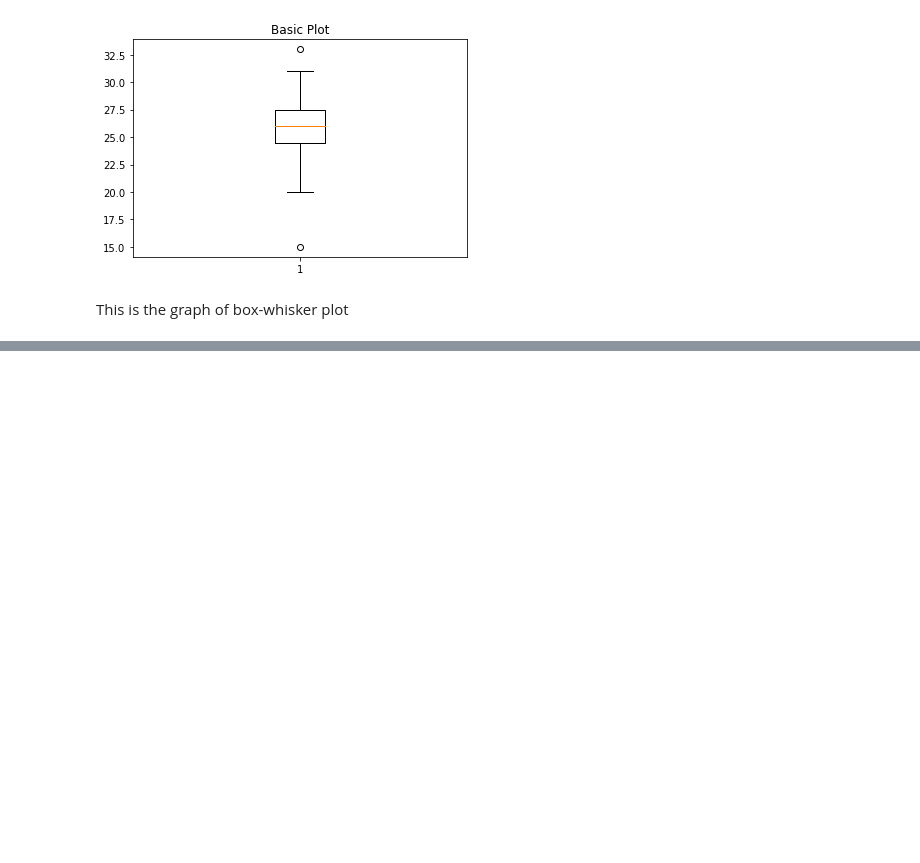
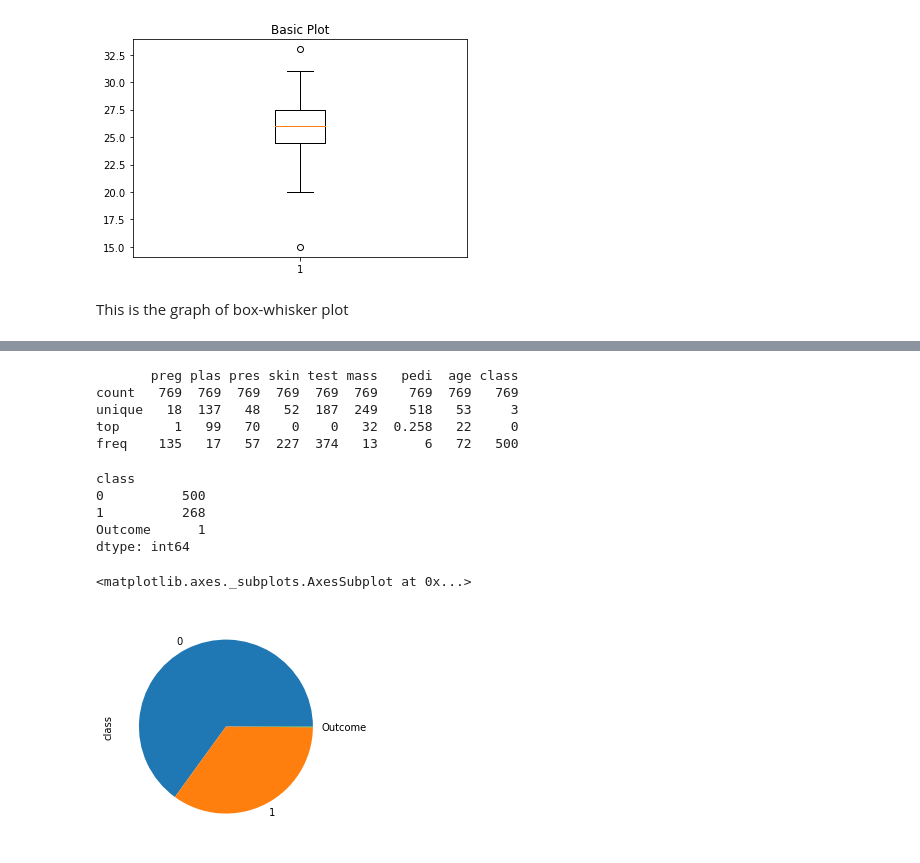
Before and after one commit to Abhi050/Machine_Learning, a Jupyter notebook: Stats_for_ML.ipynb, the cells around one changed output, grey strips where cells are left out. Drawn from its saved outputs; the diff is of its cells as text; code cells hidden in the pictures; blank space fills up the shorter version.

```diff
--- a/Stats_for_ML.ipynb
+++ b/Stats_for_ML.ipynb
@@ -48,0 +55,4 @@ This is the graph of box-whisker plot
+# %%
+
+names=["preg","plas","pres","skin","test","mass","pedi","age","class"]
+df = pd.read_csv("diabetes.csv",names=names)
@@ -48,0 +78,24 @@ This is the graph of box-whisker plot
+# %%
+pd.set_option("precision",2)
+print(df.describe())
+# %% [output]
+       preg plas pres skin test mass   pedi  age class
+count   769  769  769  769  769  769    769  769   769
+unique   18  137   48   52  187  249    518   53     3
+top       1   99   70    0    0   32  0.258   22     0
+freq    135   17   57  227  374   13      6   72   500
+# %%
+class_counts=df.groupby("class").size()
+print(class_counts)
+# %% [output]
+class
+0          500
+1          268
+Outcome      1
+dtype: int64
+# %%
+fig,ax =plt.subplots()
+df["class"].value_counts().plot(ax=ax,kind="pie")
+# %% [output]
+<matplotlib.axes._subplots.AxesSubplot at 0x...>
+[figure, added]
```
Also changed, not shown: parts of 11 cells of this notebook.
